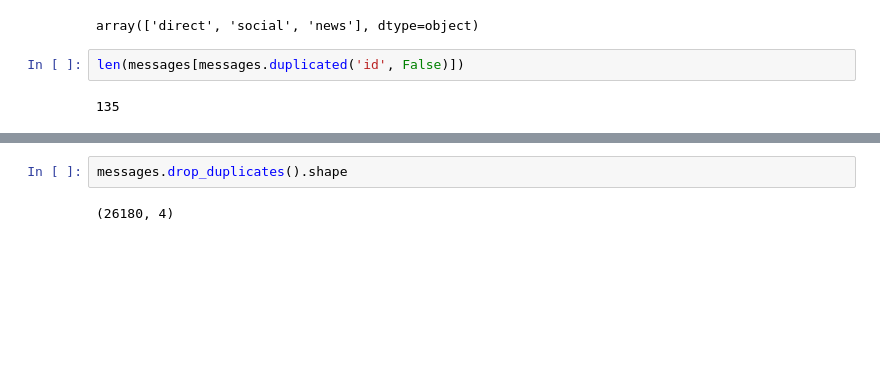
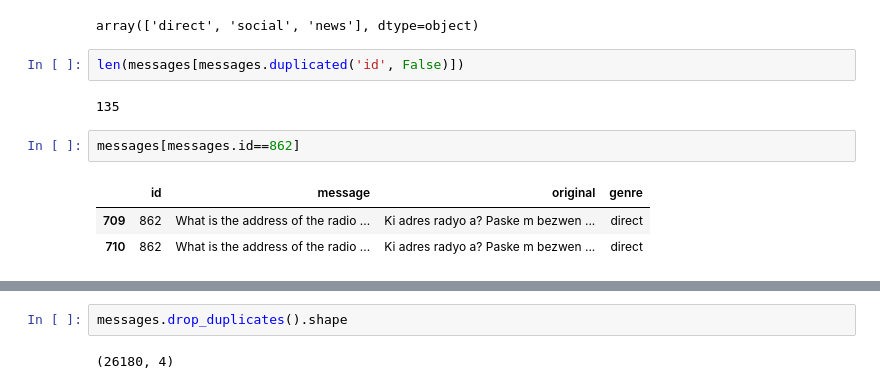
Before and after one commit to chengjiecui/Disaster_Response_Pipelines, a Jupyter notebook: ipynb/ETL Pipeline Preparation.ipynb, the cells around one changed output, grey strips where cells are left out. Drawn from its saved outputs; the diff is of its cells as text; blank space fills up the shorter version.

```diff
--- a/ipynb/ETL Pipeline Preparation.ipynb
+++ b/ipynb/ETL Pipeline Preparation.ipynb
@@ -47,3 +47,9 @@ array(['direct', 'social', 'news'], dtype=object)
 len(messages[messages.duplicated('id', False)])
 # %% [output]
 135
+# %%
+messages[messages.id==862]
+# %% [output]
+|  | id | message | original | genre |
+| 709 | 862 | What is the address of the radio ... | Ki adres radyo a? Paske m bezwen ... | direct |
+| 710 | 862 | What is the address of the radio ... | Ki adres radyo a? Paske m bezwen ... | direct |
```
Also changed, not shown: parts of 13 cells of this notebook, 1 other file.
